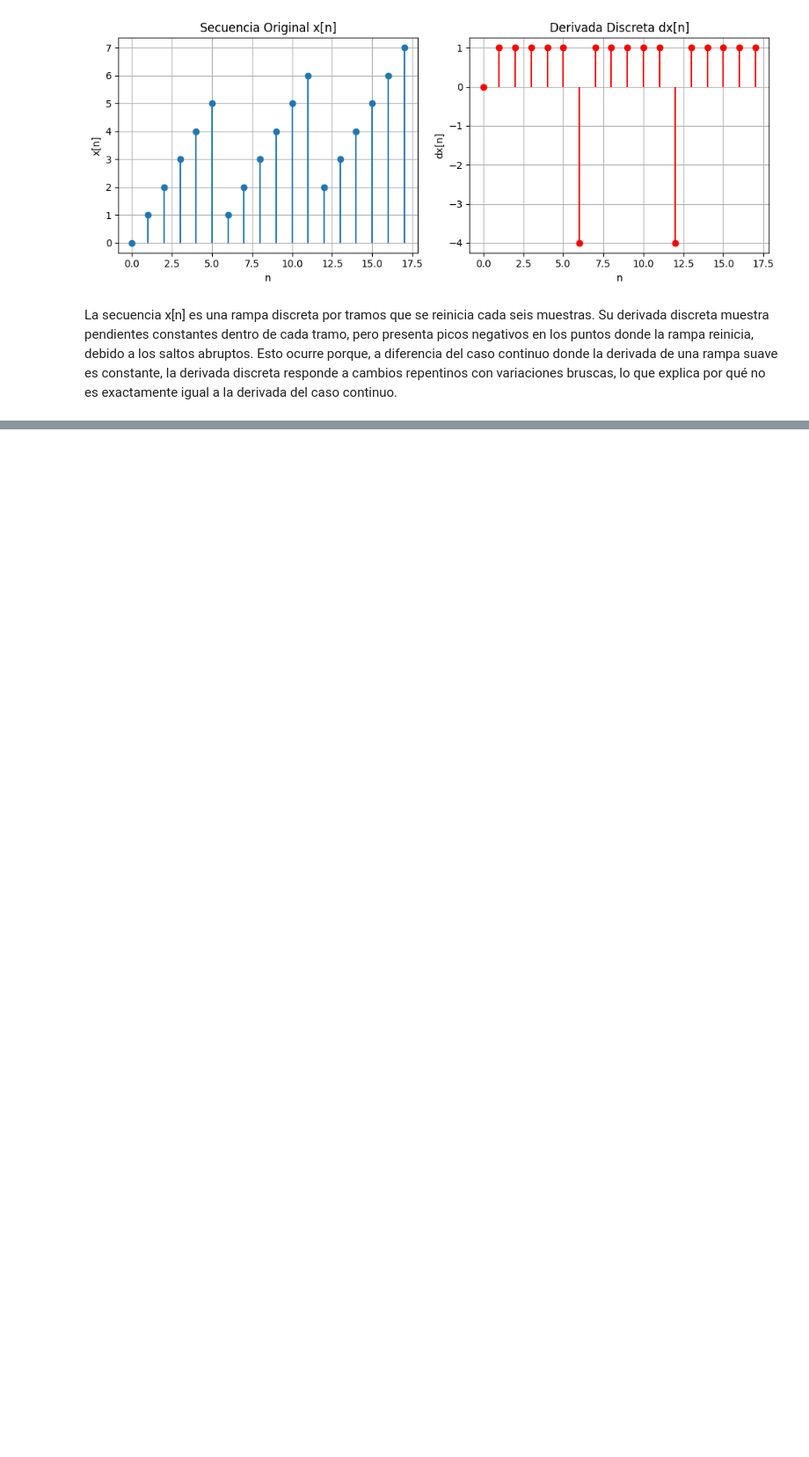
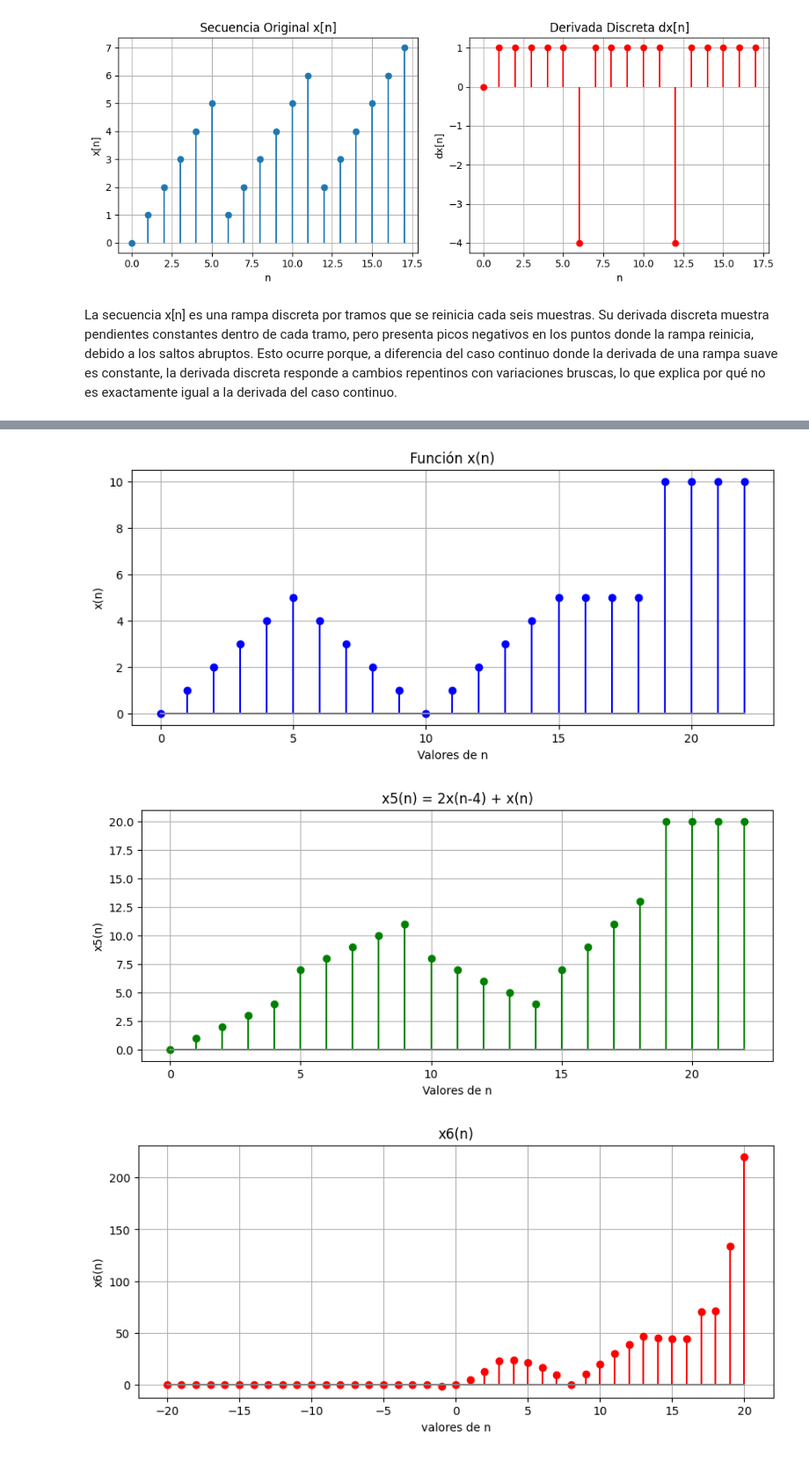
Before and after one commit to Felipeagudelom/Laboratorio_Biosenales, a Jupyter notebook: Practica_2_biosenales.ipynb, the cells around one changed output, grey strips where cells are left out. Shown at 88% size. Drawn from its saved outputs; the diff is of its cells as text; code cells hidden in the pictures; blank space fills up the shorter version.

```diff
--- a/Practica_2_biosenales.ipynb
+++ b/Practica_2_biosenales.ipynb
@@ -187,0 +247,64 @@ La secuencia x[n] es una rampa discreta por tramos que se reinicia cada seis mue
+# %%
+import numpy as np
+import matplotlib.pyplot as plt
+
+x1 = np.array([0,1,2,3,4,5,4,3,2,1,0])
+x2 = np.array([1,2,3,4,5])
+x3 = np.array([5,5,5,10,10,10,10])
+x = np.concatenate((x1, x2, x3))
+
+n = np.arange(len(x))
+
+#Graficar señal base xn
+
+plt.figure(figsize=(10, 4))
+plt.stem(n, x, linefmt='b-', markerfmt='bo', basefmt='gray')
+plt.title('Función x(n)')
+plt.xlabel('Valores de n')
+plt.ylabel('x(n)')
+plt.grid(True)
+plt.show()
+
+x_desplazada = np.roll(x, 4)
+x_desplazada[:4] = 0  # ceros al inicio por el desplazamiento
+x5 = 2 * x_desplazada + x
+
+#graficar x5 literal a)
+
+plt.figure(figsize=(10, 4))
+plt.stem(n, x5, linefmt='g-', markerfmt='go', basefmt='gray')
+plt.title('x5(n) = 2x(n-4) + x(n)')
+plt.xlabel('Valores de n')
+plt.ylabel('x5(n)')
+plt.grid(True)
+plt.show()
+
+
+n_extendida = np.arange(-20, 21)
+x_extendida= np.zeros_like(n_extended, dtype=float)
+
+# x(n) en la parte central
+centrar = len(n_extendida) // 2
+inicio = centrar
+final = min(centrar + len(x), len(n_extendida))
+x_extendida[inicio:final] = x[:final - inicio]
+
+# x(n+2) desplazamiento a la izquierda
+x_desplaz = np.roll(x_extendida, -2)
+x_desplaz[-2:] = 0  # ceros al final
+
+x6 = 0.001 * np.exp(0.5 * n_extended) * x_extended + \
+     10 * np.sin(0.05 * np.pi * n_extended) * x_shifted_m2
+
+# Graficar x6 literal b)
+plt.figure(figsize=(10, 4))
+plt.stem(n_extended, x6, linefmt='r-', markerfmt='ro', basefmt='gray')
+plt.title('x6(n)')
+plt.xlabel('valores de n')
+plt.ylabel('x6(n)')
+plt.grid(True)
+plt.show()
+# %% [output]
+[figure, added]
+[figure, added]
+[figure, added]
```
Also changed, not shown: parts of 1 cell of this notebook.
